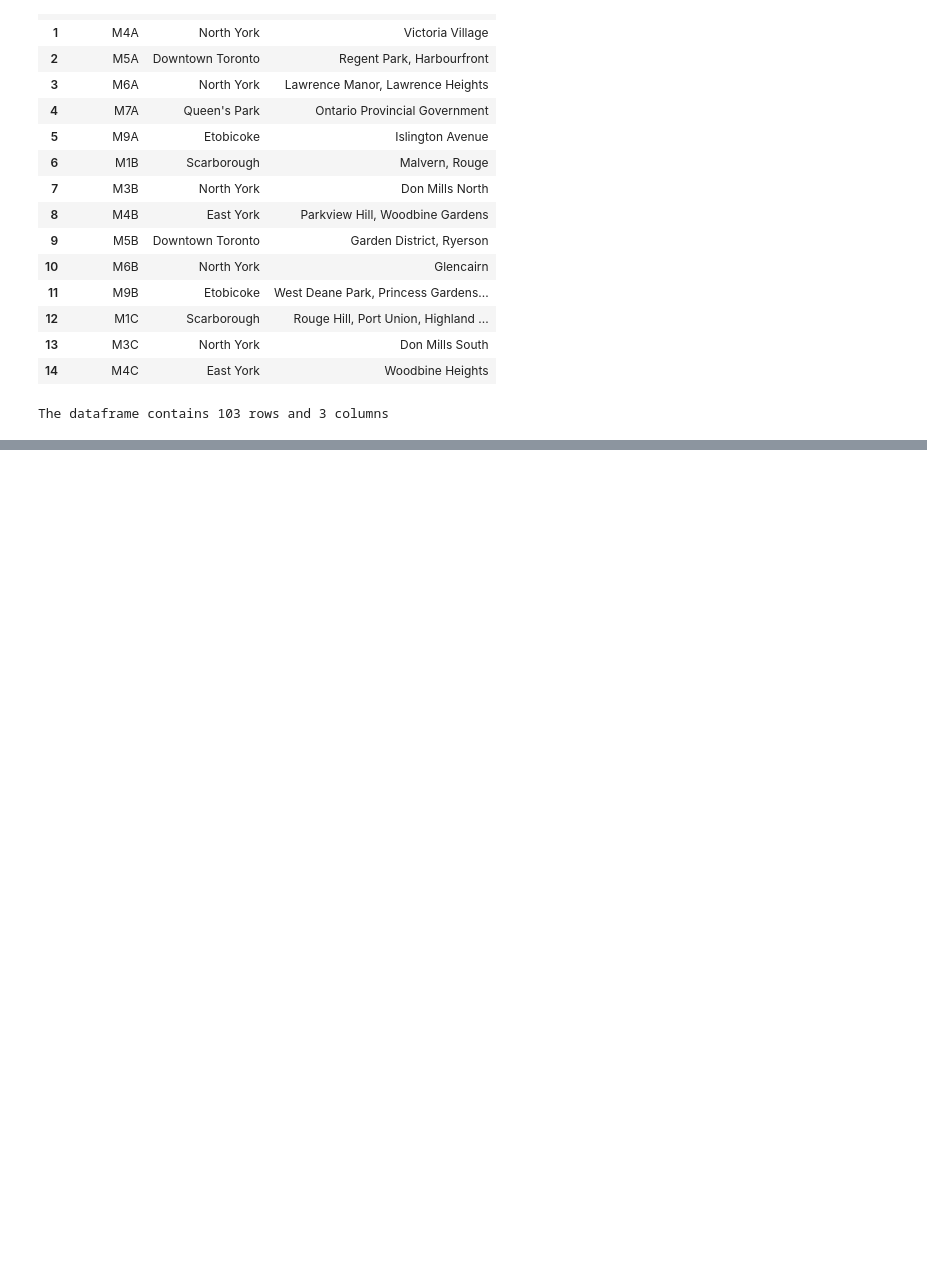
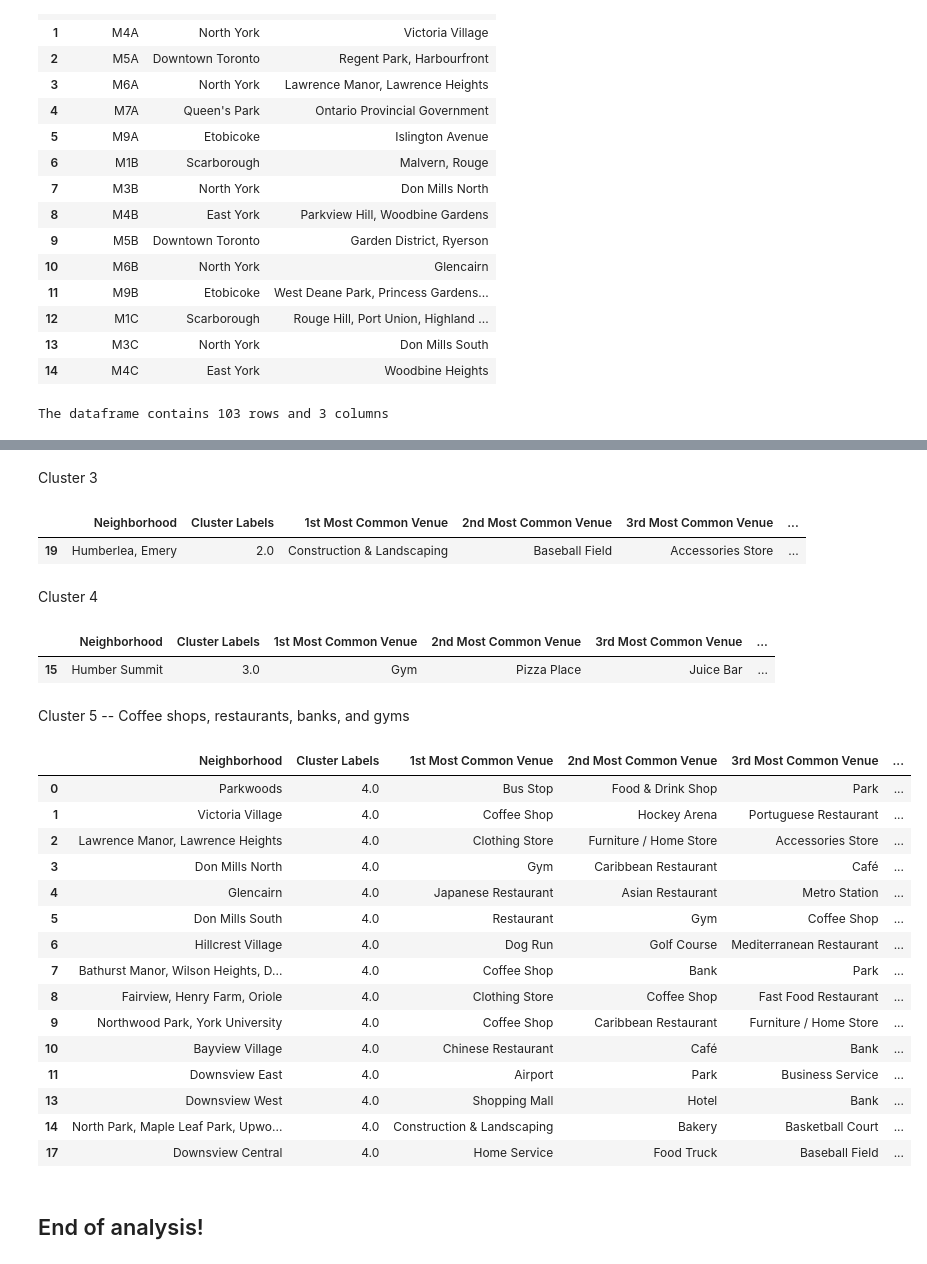
Before and after one commit to ky-martin/Coursera_Capstone, a Jupyter notebook: Web scrape and Clustering of Neighborhoods.ipynb, the cells around one changed output, grey strips where cells are left out. Saved outputs shown, nothing was run; the diff lists cells and outputs as text; code cells hidden in the pictures; blank space fills up the shorter version.

```diff
--- a/Web scrape and Clustering of Neighborhoods.ipynb
+++ b/Web scrape and Clustering of Neighborhoods.ipynb
@@ -71,0 +521,21 @@ The dataframe contains 103 rows and 3 columns
+# %%
+num_top_venues = 5
+
+indicators = ['st', 'nd', 'rd']
+
+# create columns according to number of top venues
+columns = ['Neighborhood']
+for ind in np.arange(num_top_venues):
+    try:
+        columns.append('{}{} Most Common Venue'.format(ind+1, indicators[ind]))
+    except:
+        columns.append('{}th Most Common Venue'.format(ind+1))
+
+# create a new dataframe
+neighborhoods_venues_sorted = pd.DataFrame(columns=columns)
+neighborhoods_venues_sorted['Neighborhood'] = northyork_grouped['Neighborhood']
+
+for ind in np.arange(northyork_grouped.shape[0]):
+    neighborhoods_venues_sorted.iloc[ind, 1:] = return_most_common_venues(northyork_grouped.iloc[ind, :], num_top_venues)
+
+neighborhoods_venues_sorted.head()
@@ -71,0 +551,11 @@ The dataframe contains 103 rows and 3 columns
+# %%
+# number of clusters
+kclusters = 5
+
+northyork_grouped_clustering = northyork_grouped.drop('Neighborhood', 1)
+
+# k-means clustering
+kmeans = KMeans(n_clusters=kclusters, random_state=0).fit(northyork_grouped_clustering)
+
+# some of cluster labels generated
+kmeans.labels_[0:10]
@@ -71,0 +566,5 @@ The dataframe contains 103 rows and 3 columns
+# %%
+neighborhoods_venues_sorted.insert(0, 'Cluster Labels', kmeans.labels_)
+northyork_merged = north_york
+northyork_merged = northyork_merged.join(neighborhoods_venues_sorted.set_index('Neighborhood'), on='Neighborhood')
+northyork_merged.head()
@@ -71,0 +606,2 @@ The dataframe contains 103 rows and 3 columns
+# %%
+northyork_merged.dropna(axis=0,inplace=True)
@@ -71,0 +628,37 @@ The dataframe contains 103 rows and 3 columns
+# %% [markdown]
+Cluster 3
+# %%
+northyork_merged.loc[northyork_merged['Cluster Labels'] == 2, northyork_merged.columns[[2] + list(range(5, northyork_merged.shape[1]))]]
+# %% [output]
+|  | Neighborhood | Cluster Labels | 1st Most Common Venue | 2nd Most Common Venue | 3rd Most Common Venue | ... |
+| 19 | Humberlea, Emery | 2.0 | Construction & Landscaping | Baseball Field | Accessories Store | ... |
+# %% [markdown]
+Cluster 4
+# %%
+northyork_merged.loc[northyork_merged['Cluster Labels'] == 3, northyork_merged.columns[[2] + list(range(5, northyork_merged.shape[1]))]]
+# %% [output]
+|  | Neighborhood | Cluster Labels | 1st Most Common Venue | 2nd Most Common Venue | 3rd Most Common Venue | ... |
+| 15 | Humber Summit | 3.0 | Gym | Pizza Place | Juice Bar | ... |
+# %% [markdown]
+Cluster 5 -- Coffee shops, restaurants, banks, and gyms
+# %%
+northyork_merged.loc[northyork_merged['Cluster Labels'] == 4, northyork_merged.columns[[2] + list(range(5, northyork_merged.shape[1]))]]
+# %% [output]
+|  | Neighborhood | Cluster Labels | 1st Most Common Venue | 2nd Most Common Venue | 3rd Most Common Venue | ... |
+| 0 | Parkwoods | 4.0 | Bus Stop | Food & Drink Shop | Park | ... |
+| 1 | Victoria Village | 4.0 | Coffee Shop | Hockey Arena | Portuguese Restaurant | ... |
+| 2 | Lawrence Manor, Lawrence Heights | 4.0 | Clothing Store | Furniture / Home Store | Accessories Store | ... |
+| 3 | Don Mills North | 4.0 | Gym | Caribbean Restaurant | Café | ... |
+| 4 | Glencairn | 4.0 | Japanese Restaurant | Asian Restaurant | Metro Station | ... |
+| 5 | Don Mills South | 4.0 | Restaurant | Gym | Coffee Shop | ... |
+| 6 | Hillcrest Village | 4.0 | Dog Run | Golf Course | Mediterranean Restaurant | ... |
+| 7 | Bathurst Manor, Wilson Heights, D... | 4.0 | Coffee Shop | Bank | Park | ... |
+| 8 | Fairview, Henry Farm, Oriole | 4.0 | Clothing Store | Coffee Shop | Fast Food Restaurant | ... |
+| 9 | Northwood Park, York University | 4.0 | Coffee Shop | Caribbean Restaurant | Furniture / Home Store | ... |
+| 10 | Bayview Village | 4.0 | Chinese Restaurant | Café | Bank | ... |
+| 11 | Downsview East | 4.0 | Airport | Park | Business Service | ... |
+| 13 | Downsview West | 4.0 | Shopping Mall | Hotel | Bank | ... |
+| 14 | North Park, Maple Leaf Park, Upwo... | 4.0 | Construction & Landscaping | Bakery | Basketball Court | ... |
+| 17 | Downsview Central | 4.0 | Home Service | Food Truck | Baseball Field | ... |
+# %% [markdown]
+## End of analysis!
```
Also changed, not shown: parts of 60 cells of this notebook.
